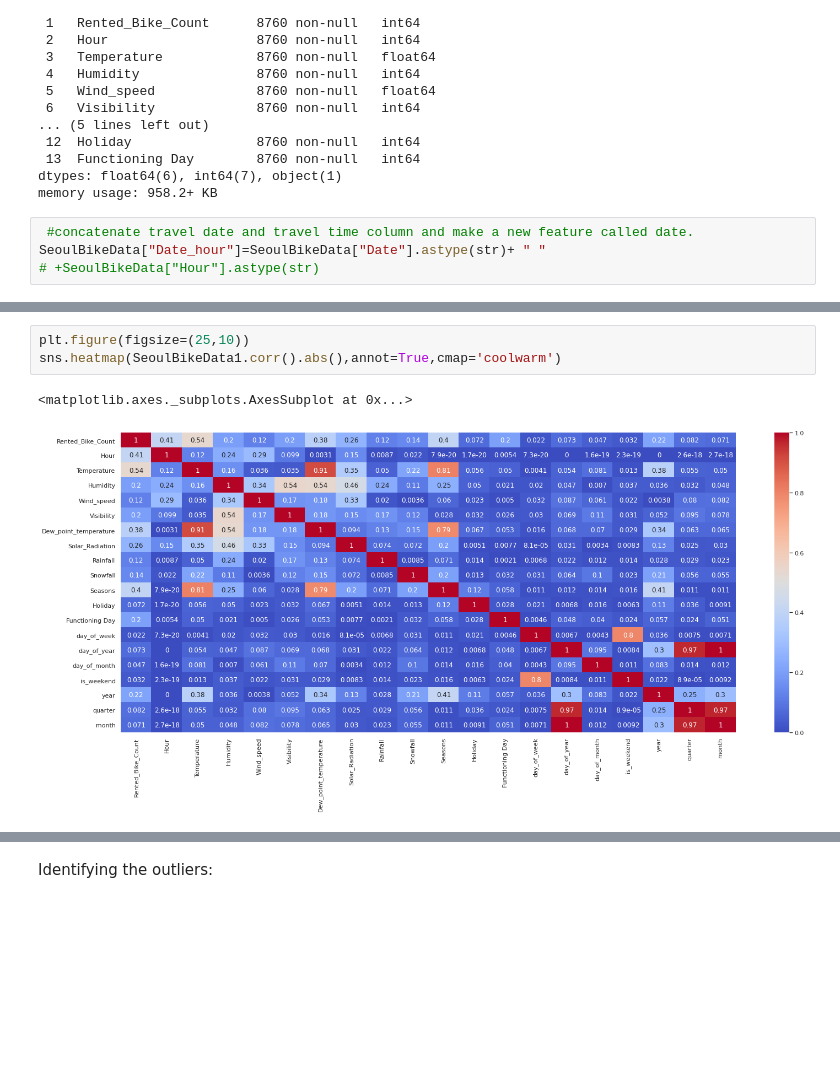
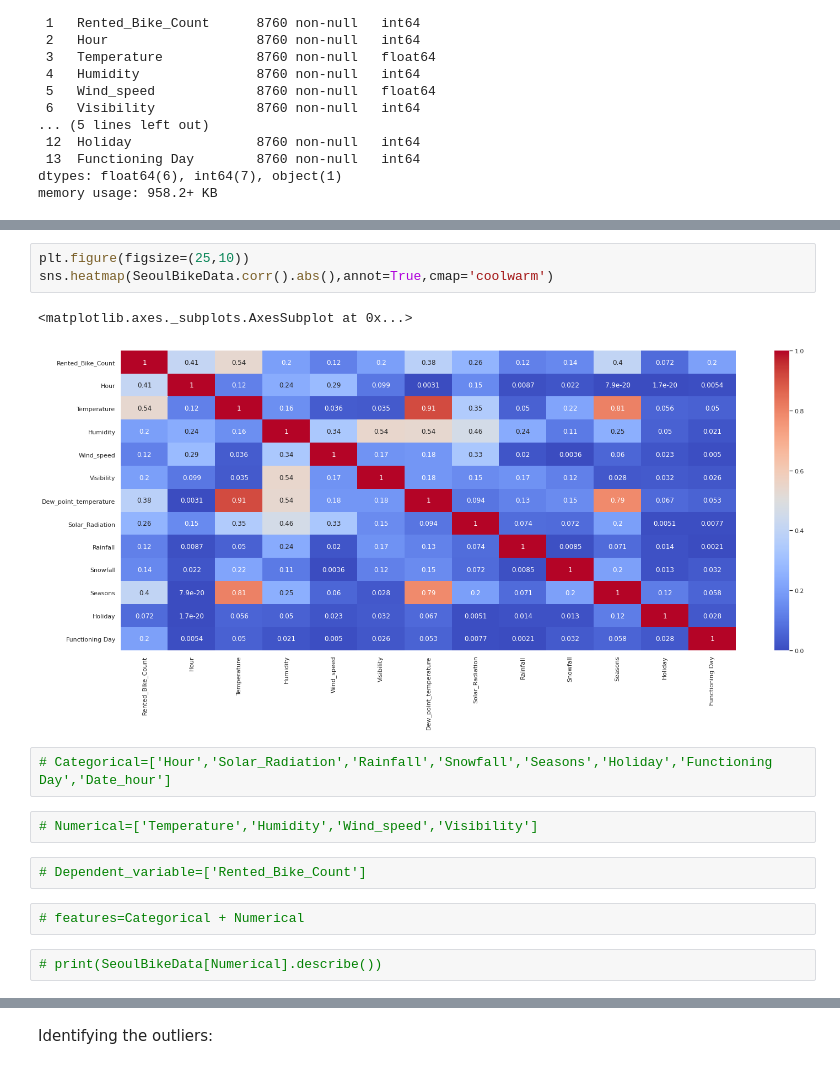
Before and after one commit to vanshika7-max/Bike-Sharing-Demand-Prediction, a Jupyter notebook: Vanshika_Raj_Bike_Sharing_Demand_Prediction_Capstone_Project.ipynb, the cells around one changed output, grey strips where cells are left out. Saved outputs shown, nothing was run; the diff lists cells and outputs as text; blank space fills up the shorter version.

```diff
--- a/Vanshika_Raj_Bike_Sharing_Demand_Prediction_Capstone_Project.ipynb
+++ b/Vanshika_Raj_Bike_Sharing_Demand_Prediction_Capstone_Project.ipynb
@@ -224,7 +231,3 @@ Data columns (total 14 columns):
  13  Functioning Day        8760 non-null   int64
 dtypes: float64(6), int64(7), object(1)
 memory usage: 958.2+ KB
-# %%
- #concatenate travel date and travel time column and make a new feature called date.
-SeoulBikeData["Date_hour"]=SeoulBikeData["Date"].astype(str)+ " "
-# +SeoulBikeData["Hour"].astype(str)
@@ -263,6 +234,16 @@ SeoulBikeData1
 # %%
 plt.figure(figsize=(25,10))
-sns.heatmap(SeoulBikeData1.corr().abs(),annot=True,cmap='coolwarm')
+sns.heatmap(SeoulBikeData.corr().abs(),annot=True,cmap='coolwarm')
 # %% [output]
 <matplotlib.axes._subplots.AxesSubplot at 0x...>
-[figure, old version]
+[figure, new version]
+# %%
+# Categorical=['Hour','Solar_Radiation','Rainfall','Snowfall','Seasons','Holiday','Functioning Day','Date_hour']
+# %%
+# Numerical=['Temperature','Humidity','Wind_speed','Visibility']
+# %%
+# Dependent_variable=['Rented_Bike_Count']
+# %%
+# features=Categorical + Numerical
+# %%
+# print(SeoulBikeData[Numerical].describe())
```
Also changed, not shown: parts of 78 cells of this notebook.
